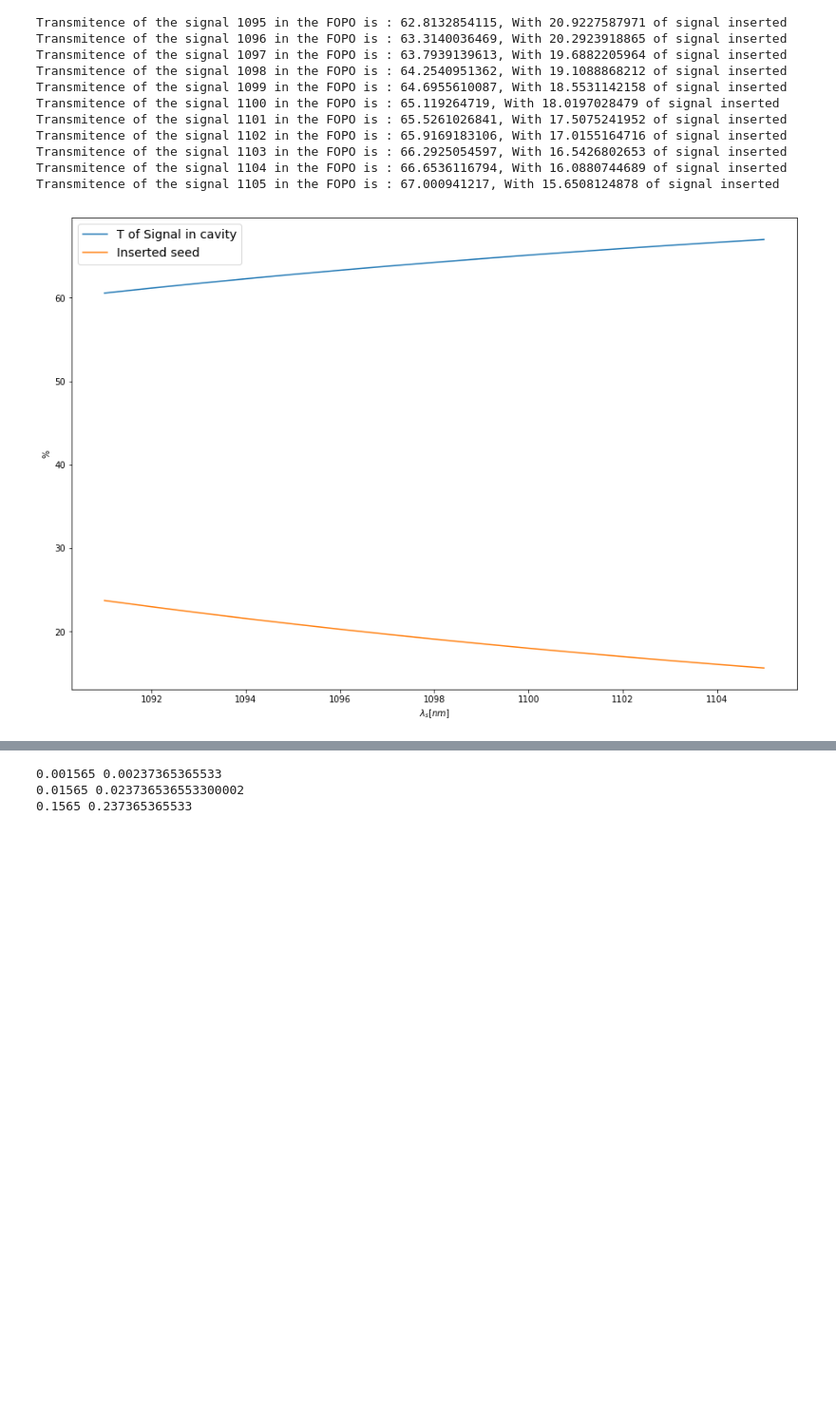
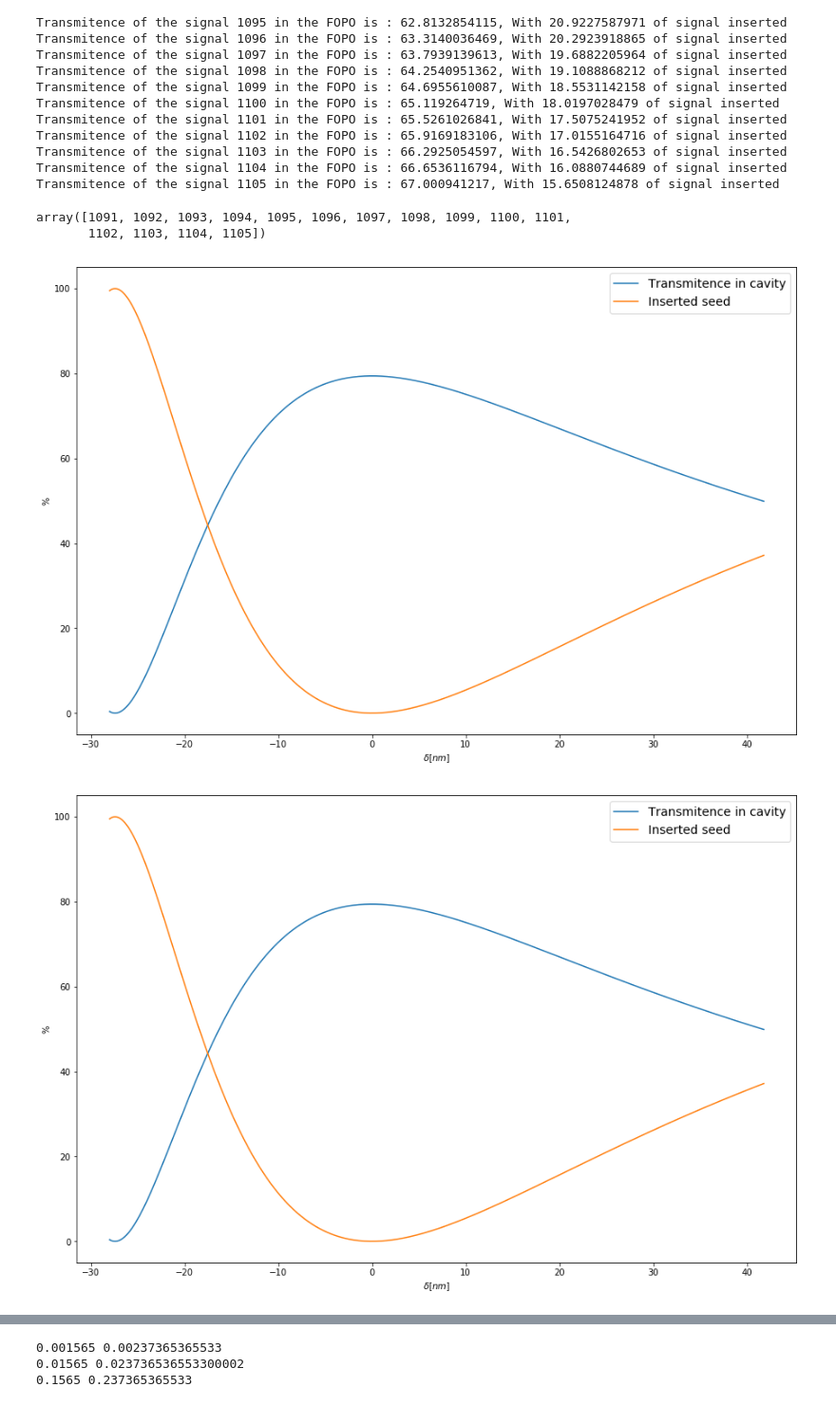
Before and after one commit to ibegleris/w-fopo, a Jupyter notebook: total_loss_per_round.ipynb, the cells around one changed output, grey strips where cells are left out. Shown: that part at 95% size. Cells and saved outputs as stored; diff of their text form; code cells hidden in the pictures; blank space fills up the shorter version.

```diff
--- a/total_loss_per_round.ipynb
+++ b/total_loss_per_round.ipynb
@@ -109,21 +109,32 @@ Transmitence of the signal 1105 in the FOPO is : 67.000941217, With 15.650812487
 spoil = 0
 T = [perc(Total_Trans_in_fibre(lams,lams+spoil,spl_loss)) for lams in lams_vec]
 Insertion = [perc(Total_inserted_seed(lams+spoil ,lams)) for lams in lams_vec]
+# %%
+lams_vec
+# %% [output]
+array([1091, 1092, 1093, 1094, 1095, 1096, 1097, 1098, 1099, 1100, 1101,
+       1102, 1103, 1104, 1105])
 # %%
-spoil = 20
+spoil_vec = np.arange(-28,42,0.2)
+lams_vec = 1095
 spl_loss = -1
 insertion,T = [],[]
-for lams in lams_vec:
+for spoil in spoil_vec:
     T.append(perc(Total_Trans_in_fibre(lams,lams+spoil,spl_loss)))
     insertion.append(perc(Total_inserted_seed(lams+spoil ,lams)) )
 # %%
+import pickle as pl
 fig = plt.figure(figsize=(15,10))
-plt.plot(lams_vec, T, label = 'T of Signal in cavity')
-plt.plot(lams_vec,insertion, label = 'Inserted seed')
-plt.xlabel(r'$\lambda_s [nm]$')
+plt.plot(spoil_vec, T, label = 'Transmitence in cavity')
+plt.plot(spoil_vec,insertion, label = 'Inserted seed')
+plt.xlabel(r'$\delta [nm]$')
 plt.ylabel(r'%')
 plt.legend(fontsize = 14)
-plt.savefig('../12517/inserted_transmited.png')
+plt.savefig('inserted_transmited.png')
+data = (spoil_vec, T, insertion)
+with open('inserted_transmited.pickle','wb') as f:
+    pl.dump((fig,data),f)
 plt.show()
 # %% [output]
-[figure, old version]
+[figure, new version]
+[figure, added]
```
Also changed, not shown: parts of 2 cells of this notebook, 5 other files.
